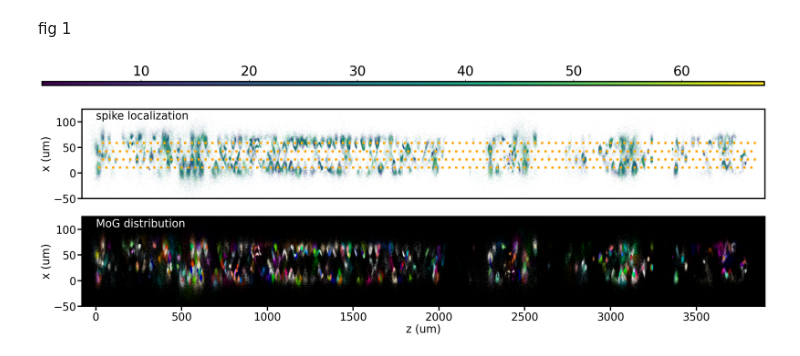
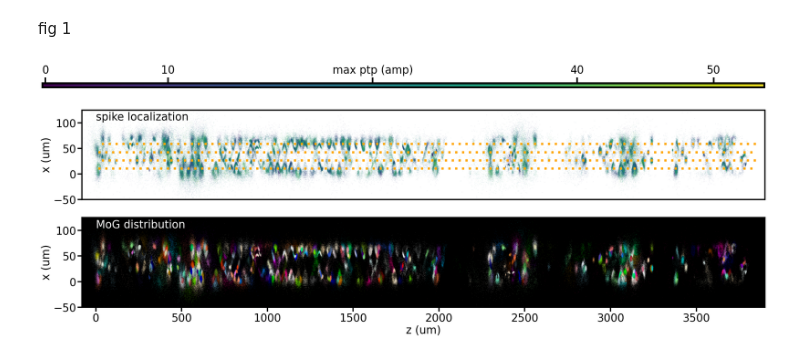
Before and after one commit to yzhang511/density_decoding, a Jupyter notebook: demo/cosyne_figures.ipynb, the cells around one changed output. Drawn from its saved outputs; the diff is of its cells as text; code cells hidden in the pictures.

```diff
--- a/demo/cosyne_figures.ipynb
+++ b/demo/cosyne_figures.ipynb
@@ -208,15 +208,17 @@ fig 1
 # %%
 fig, ax = plt.subplots(1,1,figsize=(24,4))
 im = ax.scatter(spike_features[:,1], spike_features[:,0], s=.5, alpha=1., c=spike_features[:,-1])
 fig.gca().set_visible(False)
 p0 = ax.get_position().get_points().flatten()
 ax_cbar = fig.add_axes([p0[0], 0.5, p0[2]-p0[0], 0.025])
 plt.colorbar(im, cax=ax_cbar, orientation='horizontal')
 ax_cbar.xaxis.set_ticks_position('top')
-# plt.savefig('cosyne_fig_1_panel_a_b_cbar.png', dpi=200)
+ax_cbar.xaxis.set_ticks([1,10,25,40,50], [0,10,'max ptp (amp)',40,50])
+ax_cbar.tick_params(axis='both', length=10, width=3)
+plt.savefig('cosyne_fig_1_panel_a_b_cbar.png', dpi=200)
 plt.show()
 # %% [output]
-[figure, old version]
+[figure, new version]
 # %%
 import matplotlib as mpl
 
```
Also changed, not shown: parts of 2 cells of this notebook.
